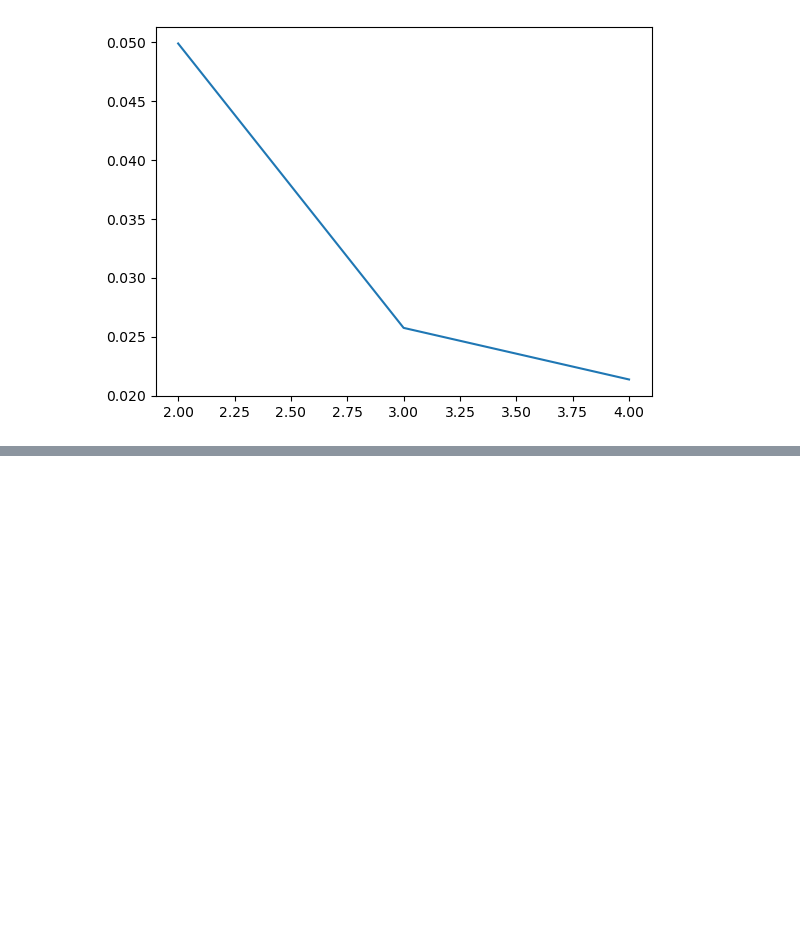
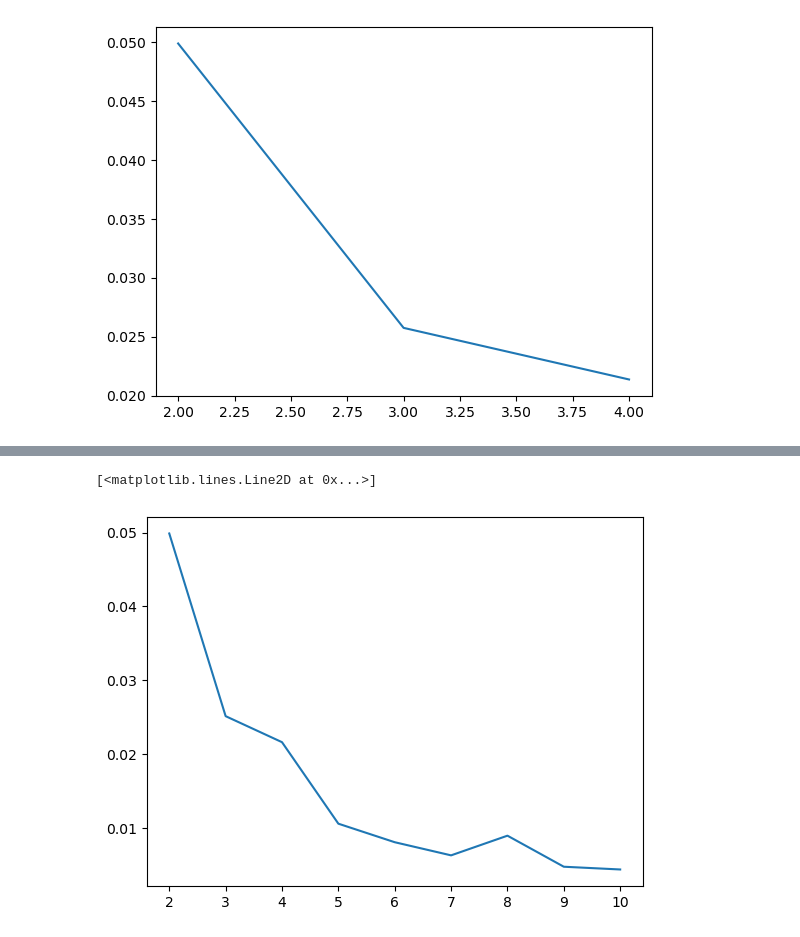
Before and after one commit to MaoucheMounir/K-Means, a Jupyter notebook: tme7.ipynb, the cells around one changed output, grey strips where cells are left out. Drawn from its saved outputs; the diff is of its cells as text; code cells hidden in the pictures; blank space fills up the shorter version.

```diff
--- a/tme7.ipynb
+++ b/tme7.ipynb
@@ -64,0 +111,5 @@ plt.plot([2, 3, 4], couts)
+# %%
+plt.plot(K_range, couts)
+# %% [output]
+[<matplotlib.lines.Line2D at 0x...>]
+[figure, added]
```
Also changed, not shown: parts of 5 cells of this notebook, 11 other files.
